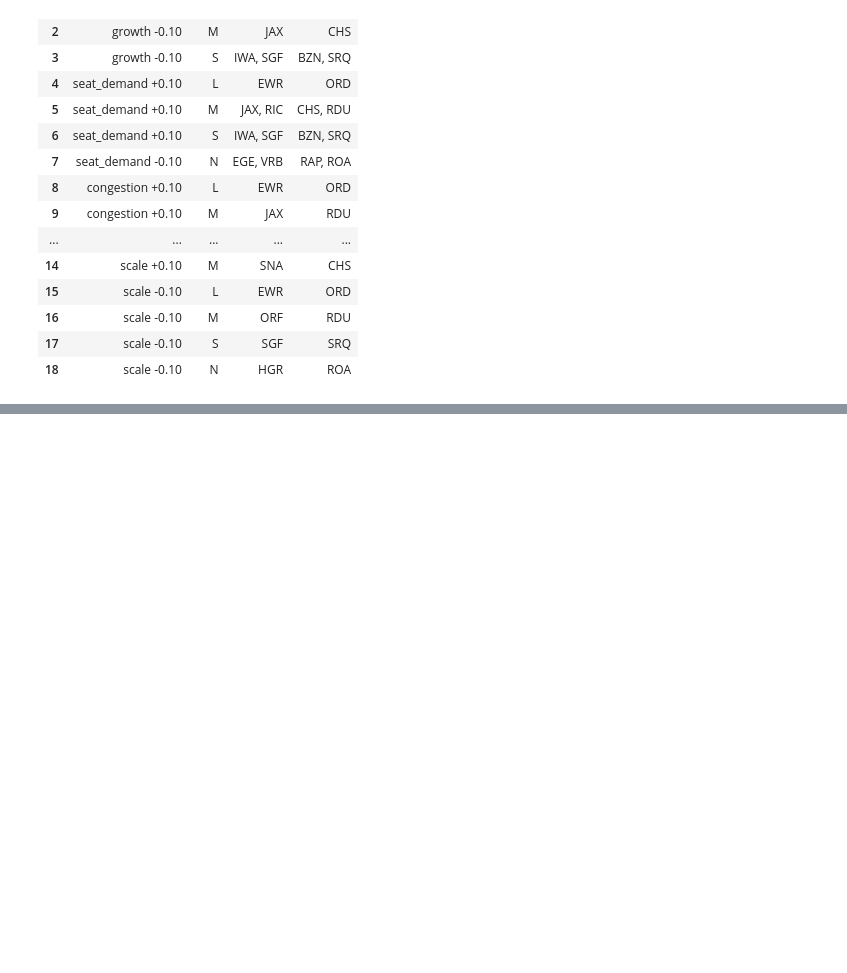
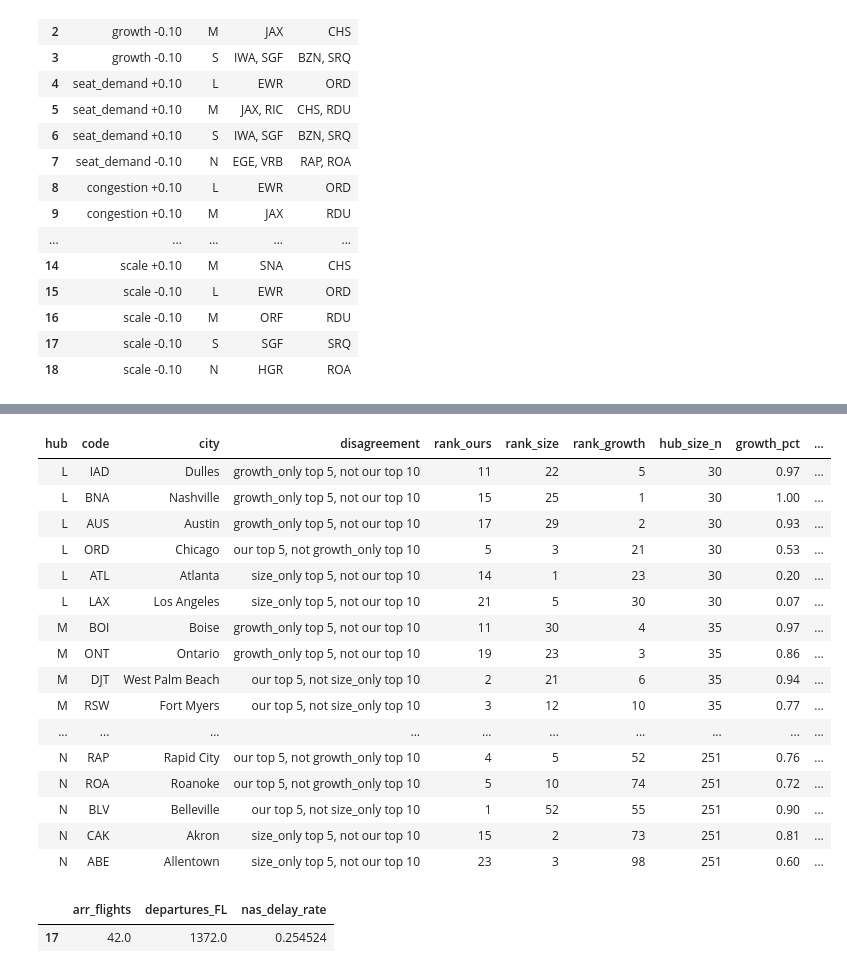
Before and after one commit to gal-ben-david/airport-agent, a Jupyter notebook: notebooks/scoring_review.ipynb, the cells around one changed output, grey strips where cells are left out. Cells and saved outputs as stored; diff of their text form; code cells hidden in the pictures; blank space fills up the shorter version.

```diff
--- a/notebooks/scoring_review.ipynb
+++ b/notebooks/scoring_review.ipynb
@@ -365,0 +398,12 @@ pd.DataFrame(changes) if changes else "No changes to any top 5"
+# %%
+def top5_list(hub, rank_col):
+    d = p4[p4["hub"] == hub].sort_values([rank_col, "code"])  # NaN ranks go last
+    return [f"{r.code} ({r.city})" for r in d.head(5).itertuples()]
+
+for hub in HUBS:
+    print(f"=== {HUB_NAMES[hub]} ===")
+    side = pd.DataFrame({"our score": top5_list(hub, "rank_ours"),
+                         "size_only": top5_list(hub, "rank_size"),
+                         "growth_only": top5_list(hub, "rank_growth")},
+                        index=range(1, 6))
+    display(side)
@@ -365,0 +443,9 @@ pd.DataFrame(changes) if changes else "No changes to any top 5"
+# %%
+rows = []
+for hub in HUBS:
+    d = p4[p4["hub"] == hub]
+    ours = d["investment_score"].rank()
+    rows.append({"hub": hub, "n": len(d),
+                 "spearman_vs_size": ours.corr(d["enpl_2025"].rank()),
+                 "spearman_vs_growth": ours.corr(d["cagr_19_25"].rank())})
+pd.DataFrame(rows).set_index("hub").round(3)
@@ -365,0 +463,45 @@ pd.DataFrame(changes) if changes else "No changes to any top 5"
+# %%
+found = []
+for hub in HUBS:
+    d = p4[p4["hub"] == hub]
+    for naive in ["size", "growth"]:
+        naive_rank = d[f"rank_{naive}"].astype("float").fillna(float("inf"))  # no CAGR = last
+        naive_top = d[(naive_rank <= 5) & (d["rank_ours"] > 10)]
+        ours_top = d[(d["rank_ours"] <= 5) & (naive_rank > 10)]
+        found.append(naive_top.assign(disagreement=f"{naive}_only top 5, not our top 10"))
+        found.append(ours_top.assign(disagreement=f"our top 5, not {naive}_only top 10"))
+
+disagree = pd.concat(found)
+cols = ["hub", "code", "city", "disagreement", "rank_ours", "rank_size", "rank_growth", "hub_size_n",
+        "growth_pct", "seat_demand_pct", "congestion_pct", "scale_pct",
+        "enpl_2025", "cagr_19_25", "pct_change_24_25", "load_factor", "nas_delay_rate"]
+disagree["hub"] = pd.Categorical(disagree["hub"], HUBS, ordered=True)
+(disagree[cols].sort_values(["hub", "disagreement", "rank_ours"])
+ .style.format({"growth_pct": "{:.2f}", "seat_demand_pct": "{:.2f}",
+                "congestion_pct": "{:.2f}", "scale_pct": "{:.2f}",
+                "enpl_2025": "{:,.0f}", "cagr_19_25": "{:.1%}", "pct_change_24_25": "{:.1%}",
+                "load_factor": "{:.1%}", "nas_delay_rate": "{:.1%}"}, na_rep="–")
+ .hide(axis="index"))
+# %% [output]
+| hub | code | city | disagreement | rank_ours | rank_size | rank_growth | hub_size_n | growth_pct | ... |
+| L | IAD | Dulles | growth_only top 5, not our top 10 | 11 | 22 | 5 | 30 | 0.97 | ... |
+| L | BNA | Nashville | growth_only top 5, not our top 10 | 15 | 25 | 1 | 30 | 1.00 | ... |
+| L | AUS | Austin | growth_only top 5, not our top 10 | 17 | 29 | 2 | 30 | 0.93 | ... |
+| L | ORD | Chicago | our top 5, not growth_only top 10 | 5 | 3 | 21 | 30 | 0.53 | ... |
+| L | ATL | Atlanta | size_only top 5, not our top 10 | 14 | 1 | 23 | 30 | 0.20 | ... |
+| L | LAX | Los Angeles | size_only top 5, not our top 10 | 21 | 5 | 30 | 30 | 0.07 | ... |
+| M | BOI | Boise | growth_only top 5, not our top 10 | 11 | 30 | 4 | 35 | 0.97 | ... |
+| M | ONT | Ontario | growth_only top 5, not our top 10 | 19 | 23 | 3 | 35 | 0.86 | ... |
+| M | DJT | West Palm Beach | our top 5, not size_only top 10 | 2 | 21 | 6 | 35 | 0.94 | ... |
+| M | RSW | Fort Myers | our top 5, not size_only top 10 | 3 | 12 | 10 | 35 | 0.77 | ... |
+| ... | ... | ... | ... | ... | ... | ... | ... | ... | ... |
+| N | RAP | Rapid City | our top 5, not growth_only top 10 | 4 | 5 | 52 | 251 | 0.76 | ... |
+| N | ROA | Roanoke | our top 5, not growth_only top 10 | 5 | 10 | 74 | 251 | 0.72 | ... |
+| N | BLV | Belleville | our top 5, not size_only top 10 | 1 | 52 | 55 | 251 | 0.90 | ... |
+| N | CAK | Akron | size_only top 5, not our top 10 | 15 | 2 | 73 | 251 | 0.81 | ... |
+| N | ABE | Allentown | size_only top 5, not our top 10 | 23 | 3 | 98 | 251 | 0.60 | ... |
+# %%
+s.loc[s["code"] == "VRB", ["arr_flights", "departures_FL", "nas_delay_rate"]]
+# %% [output]
+|  | arr_flights | departures_FL | nas_delay_rate |
+| 17 | 42.0 | 1372.0 | 0.254524 |
```
Also changed, not shown: parts of 7 cells of this notebook, 1 other file.
